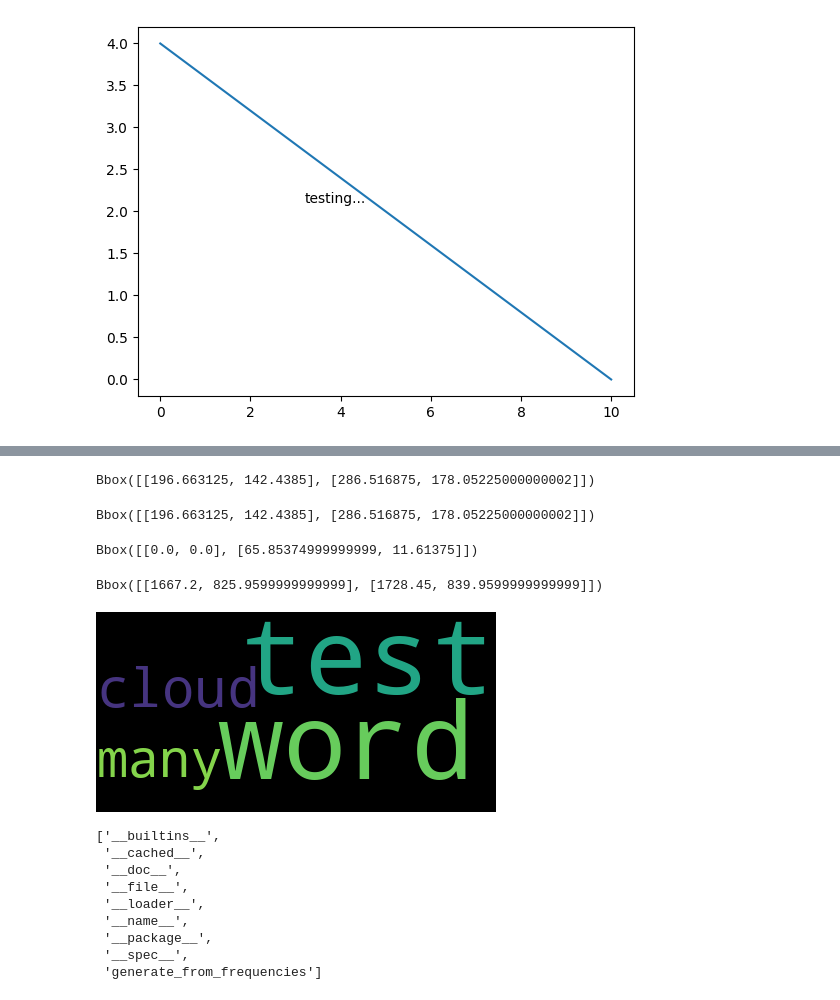
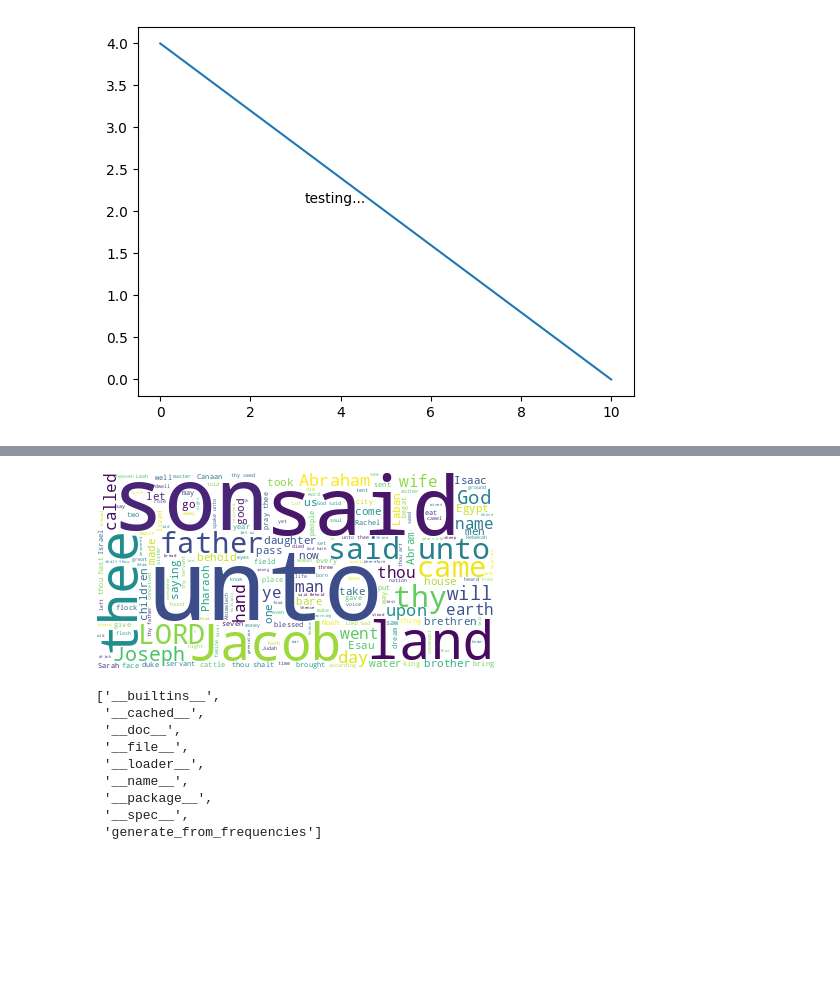
Before and after one commit to oakaigh/python-tagcloud, a Jupyter notebook: example.ipynb, the cells around one changed output, grey strips where cells are left out. Drawn from its saved outputs; the diff is of its cells as text; code cells hidden in the pictures; blank space fills up the shorter version.

```diff
--- a/example.ipynb
+++ b/example.ipynb
@@ -1603,12 +968,0 @@ a.get_tightbbox().bounds
-# %%
-a.get_bbox_patch().get_extents() #== a.get_bbox_patch().get_window_extent()
-# %% [output]
-Bbox([[196.663125, 142.4385], [286.516875, 178.05225000000002]])
-# %%
-a.get_bbox_patch().get_window_extent()
-# %% [output]
-Bbox([[196.663125, 142.4385], [286.516875, 178.05225000000002]])
-# %%
-a.get_bbox_patch().get_bbox()
-# %% [output]
-Bbox([[0.0, 0.0], [65.85374999999999, 11.61375]])
@@ -1617,24 +969,23 @@ t.get_bbox_patch()
-# %%
-bb
-# %% [output]
-Bbox([[1667.2, 825.9599999999999], [1728.45, 839.9599999999999]])
 # %%
 import matplotlib as mpl
 %matplotlib inline
 %config InlineBackend.figure_formats = ['svg']
 
 import matplotlib.pyplot as plt
 def set_constrained_layout(plt):
     plt.rcParams['figure.constrained_layout.use'] = True
 set_constrained_layout(plt)
 
 plt.style.use('default')
 
 import wordcloud
 
-display(wordcloud.WordCloud().generate('this is a test word cloud and many more').to_image())
+#wordcloud.WordCloud().generate('this is a test token cloud and many more and funny')
+#display(wordcloud.WordCloud().generate('this is a test token cloud and many more').to_image())
+
+wordcloud.WordCloud(background_color=None, mode='RGBA').generate(nltk.corpus.genesis.open('english-kjv.txt').read()).to_image()
 # %% [output]
-[figure, old version]
+[figure, new version]
 # %%
 dir(wordcloud)
 # %% [output]
```
Also changed, not shown: parts of 145 cells of this notebook, 1 other file.
